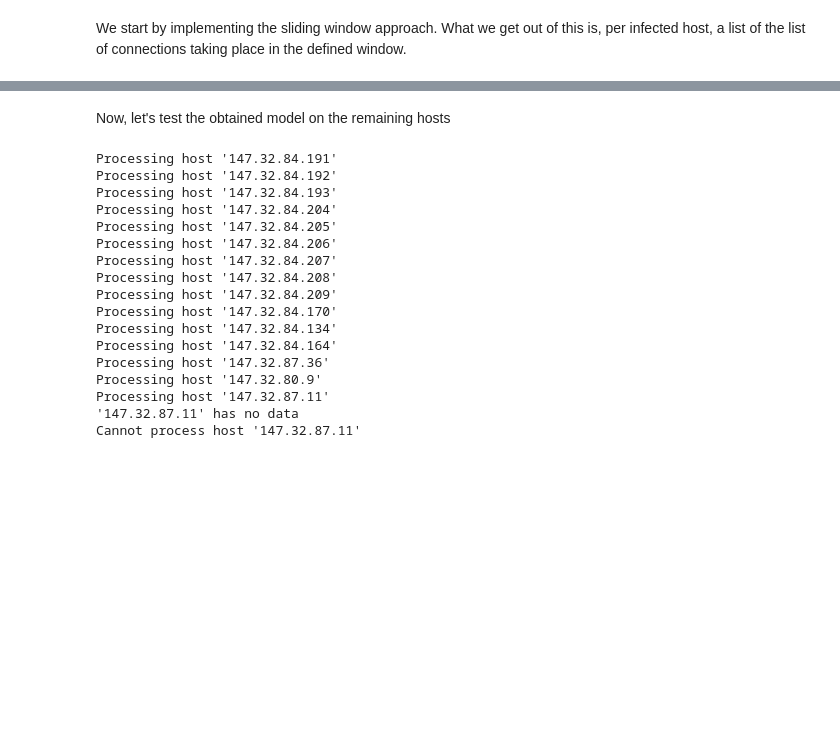
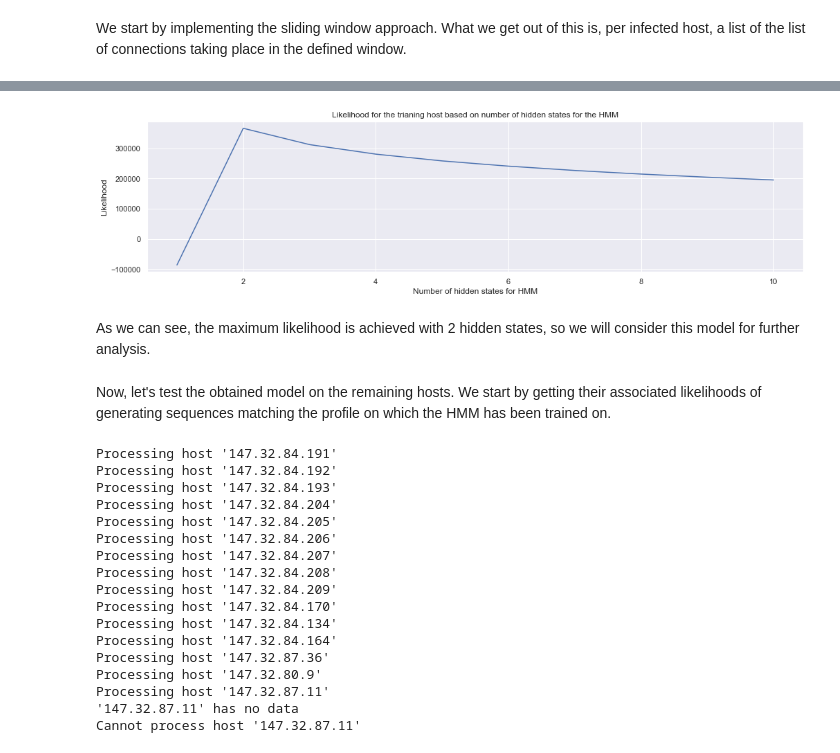
Before and after one commit to benhe119/Cyber-data-analytics_TUDelft, a Jupyter notebook: lab3/notebooks/Flow_data_discretization_task.ipynb, the cells around one changed output, grey strips where cells are left out. Cells and saved outputs as stored; diff of their text form; code cells hidden in the pictures; blank space fills up the shorter version.

```diff
--- a/lab3/notebooks/Flow_data_discretization_task.ipynb
+++ b/lab3/notebooks/Flow_data_discretization_task.ipynb
@@ -466,11 +473,18 @@ MAGIC_NUMBER_TO_FILTER_OUT_STATES = 1
 # %%
-train_host = hosts['train']
+def train_HMM (n_states, win_length, train_host, full_data_df):
+    filtered_data_modeling = subset_data_by_host(full_data_df, train_host)
+    filtered_data_modeling['delta'] = compute_deltas(filtered_data_modeling)
+    modeling_data = filtered_data_modeling[['code', 'delta']]
 
-filtered_data_modeling = subset_data_by_host(full_data_df, train_host)
-filtered_data_modeling['delta'] = compute_deltas(filtered_data_modeling)
-modeling_data = filtered_data_modeling[['code', 'delta']]
+    training_states = get_state_sliding_window(modeling_data, win_length)
+    training_states = [states for states in training_states if len(states)]
 
-training_states = get_state_sliding_window(modeling_data, win_length)
-training_states = [states for states in training_states if len(states)>=MAGIC_NUMBER_TO_FILTER_OUT_STATES]
+    print(f"Training the model on {len(training_states)} sequences")
 
-print(f"Training the model on {len(training_states)} sequences")
+    X_flat = [item for sublist in training_states for item in sublist]
+    lengths = [len(states) for states in training_states]
+    X_flat = np.array(X_flat).reshape(-1,1)
+
+    model = GaussianHMM(n_components=n_states).fit(X_flat, lengths=lengths)
+
+    return model, model.decode(X_flat)[0]
@@ -479,8 +491,9 @@ Training the model on 17723 sequences
-# %%
-X_flat = [item for sublist in training_states for item in sublist]
-lengths = [len(states) for states in training_states]
-X_flat = np.array(X_flat).reshape(-1,1)
-
-model = GaussianHMM(n_components=n_of_states).fit(X_flat, lengths=lengths)
-
-log_probs['train'] = model.decode(X_flat)[0]
+# %%
+models = []
+scores = []
+
+for n_states in n_of_states:
+    model, score = train_HMM(n_states, win_length, hosts['train'], full_data_df)
+
+    models.append(model)
+    scores.append(score)
@@ -486,0 +511,11 @@ log_probs['train'] = model.decode(X_flat)[0]
+# %%
+plt.figure(figsize=(17, 4))
+plt.plot(n_of_states, scores)
+plt.title("Likelihood for the trianing host based on number of hidden states for the HMM")
+plt.xlabel("Number of hidden states for HMM")
+plt.ylabel("Likelihood")
+plt.show()
+# %% [output]
+[figure, added]
+# %% [markdown]
+As we can see, the maximum likelihood is achieved with 2 hidden states, so we will consider this model for further analysis.
@@ -487,5 +526,5 @@ log_probs['train'] = model.decode(X_flat)[0]
 # %% [markdown]
-Now, let's test the obtained model on the remaining hosts
+Now, let's test the obtained model on the remaining hosts. We start by getting their associated likelihoods of generating sequences matching the profile on which the HMM has been trained on.
 # %%
 infected_probs = {}
 for host in hosts['infected']:
```
Also changed, not shown: parts of 46 cells of this notebook.
